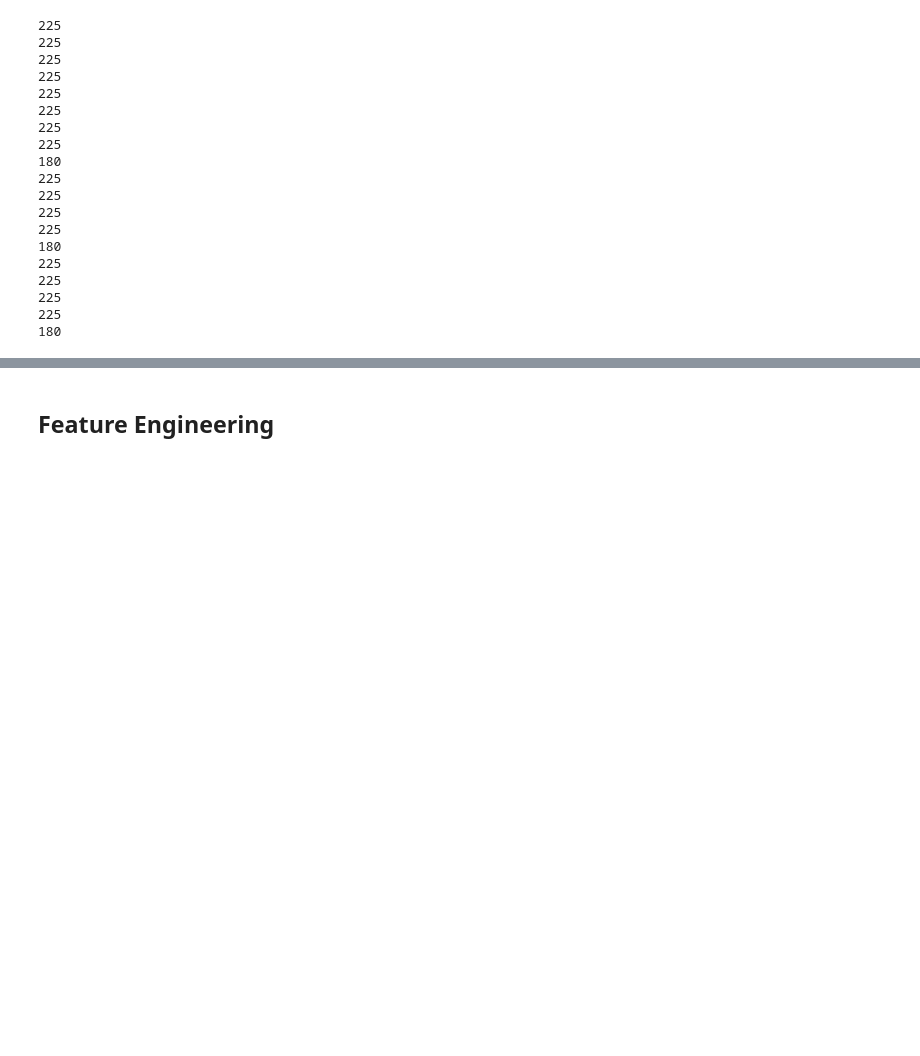
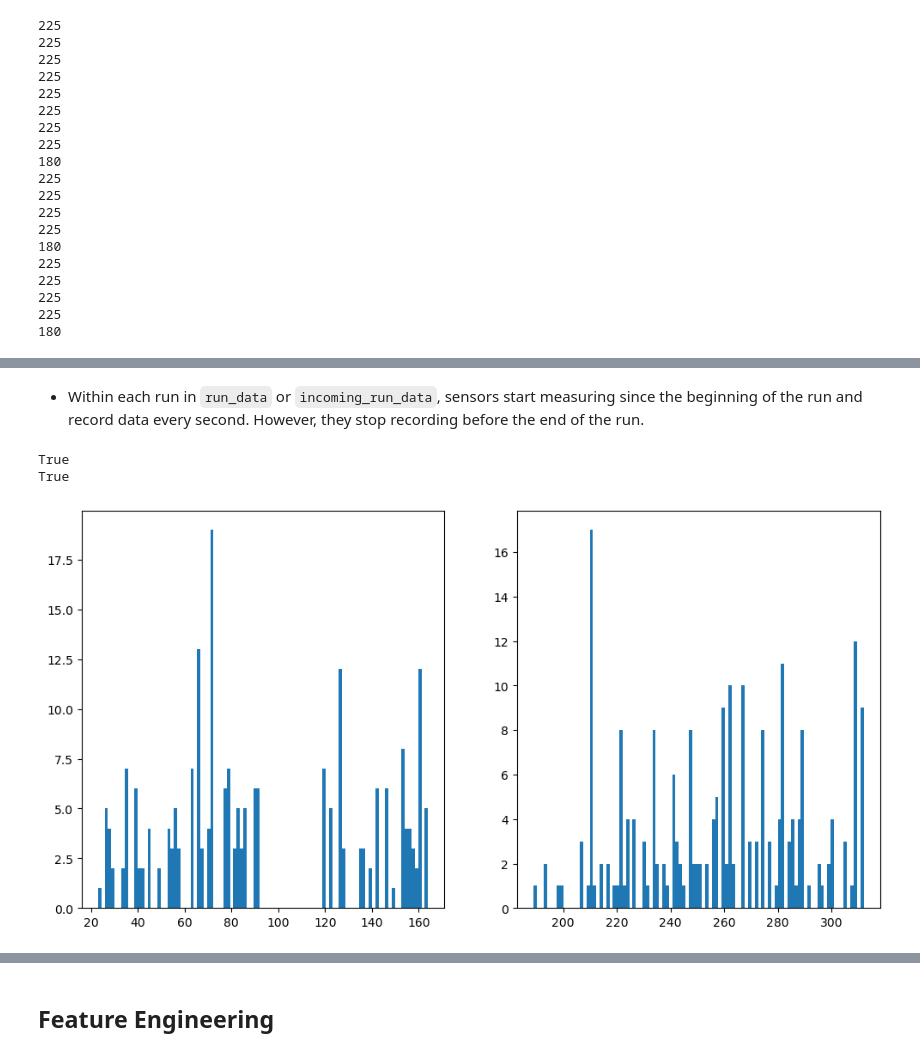
Before and after one commit to yyccbb/micro-ai-challenge, a Jupyter notebook: data-exploration.ipynb, the cells around one changed output, grey strips where cells are left out. Cells and saved outputs as stored; diff of their text form; code cells hidden in the pictures; blank space fills up the shorter version.

Commit message:
Explore sensor time stamps across run and incoming run data

```diff
--- a/data-exploration.ipynb
+++ b/data-exploration.ipynb
@@ -269,0 +255,41 @@ Length: 224, dtype: int64
+# %%
+from tqdm import tqdm
+
+for file_id in file_ids:
+    run_data = globals()[f'run_data_{file_id}']
+    unique_runs = run_data['Run ID'].unique()
+    incoming_run_data = globals()[f'incoming_run_data_{file_id}']
+    for run_id in tqdm(unique_runs, desc=f'Checking run data for file {file_id}'):
+        run = run_data[run_data['Run ID'] == run_id]
+        incoming_run = incoming_run_data[incoming_run_data['Run ID'] == run_id]
+        if len(run) != run['Time Stamp'].nunique() * 15:
+            print("Mismatch in run data for Run ID:", run_id)
+        if len(incoming_run) != incoming_run['Time Stamp'].nunique() * 41:
+            print("Mismatch in incoming run data for Run ID:", run_id)
+
+# No mismatches found, all runs have the expected number of time stamps.
+# %% [markdown]
+* Within each run in `run_data` or `incoming_run_data`, sensors start measuring since the beginning of the run and record data every second. However, they stop recording before the end of the run.
+# %%
+# Taking run_data_1 and incoming_run_data_1 as an example
+from tqdm import tqdm
+import matplotlib.pyplot as plt
+
+run_durations = []
+run_ending_early = []
+incoming_run_durations = []
+incoming_run_ending_early = []
+for run_id in tqdm(run_data_1['Run ID'].unique()):
+    run = run_data_1[run_data_1['Run ID'] == run_id]
+    run_durations.append((run['Run End Time'].iloc[0] - run['Run Start Time'].iloc[0]).total_seconds())
+    run_ending_early.append((run['Run End Time'].iloc[0] - run['Time Stamp'].max()).total_seconds())
+
+    incoming_run = incoming_run_data_1[incoming_run_data_1['Run ID'] == run_id]
+    incoming_run_durations.append((incoming_run['Run End Time'].iloc[0] - incoming_run['Run Start Time'].iloc[0]).total_seconds())
+    incoming_run_ending_early.append((incoming_run['Run End Time'].iloc[0] - incoming_run['Time Stamp'].max()).total_seconds())
+# %%
+print((np.array(run_durations) == 755.0).all())
+print((np.array(incoming_run_durations) == 742.0).all())
+# %% [output]
+True
+True
@@ -269,0 +298,9 @@ Length: 224, dtype: int64
+# %%
+plt.figure(figsize=(12, 6))
+plt.subplot(1, 2, 1)
+plt.hist(run_ending_early, bins=100)
+plt.subplot(1, 2, 2)
+plt.hist(incoming_run_ending_early, bins=100)
+plt.show()
+# %% [output]
+[figure, added]
```
Also changed, not shown: parts of 16 cells of this notebook, 1 other file.
